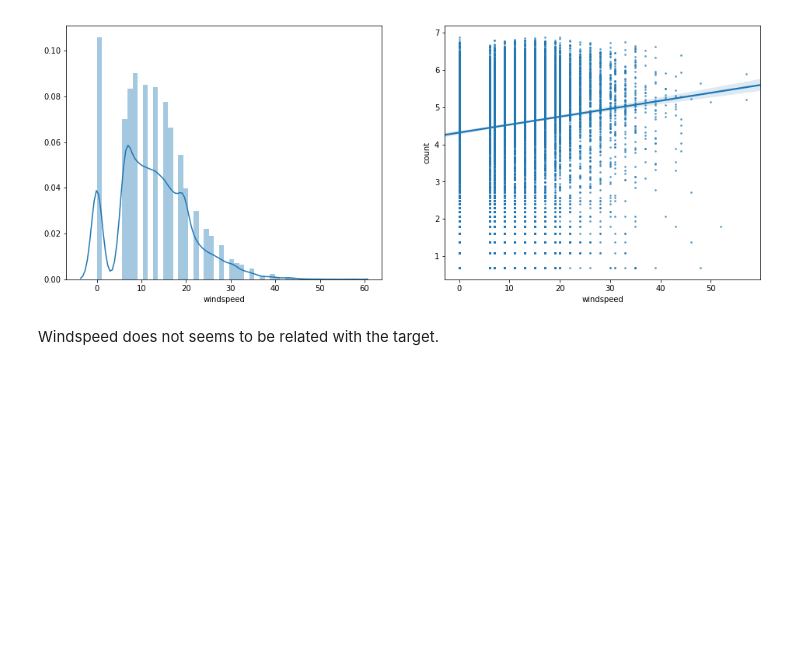
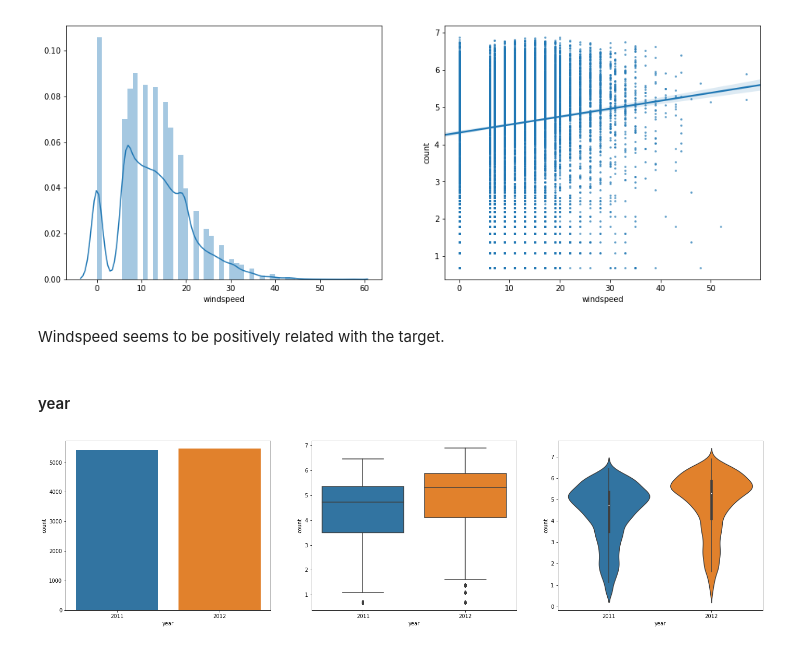
Before and after one commit to EricLiuLR/Machine_Learning_Projects, a Jupyter notebook: Bike_Sharing_Demand/eda.ipynb, the cells around one changed output. Saved outputs shown, nothing was run; the diff lists cells and outputs as text; code cells hidden in the pictures; blank space fills up the shorter version.

```diff
--- a/Bike_Sharing_Demand/eda.ipynb
+++ b/Bike_Sharing_Demand/eda.ipynb
@@ -272,4 +272,10 @@ plot_numerical('windspeed', 'count')
 # %% [output]
 [figure]
 # %% [markdown]
-Windspeed does not seems to be related with the target.
+Windspeed seems to be positively related with the target.
+# %% [markdown]
+#### year
+# %%
+plot_category('year', scale='count')
+# %% [output]
+[figure, added]
```
Also changed, not shown: parts of 10 cells of this notebook, 1 other file.
